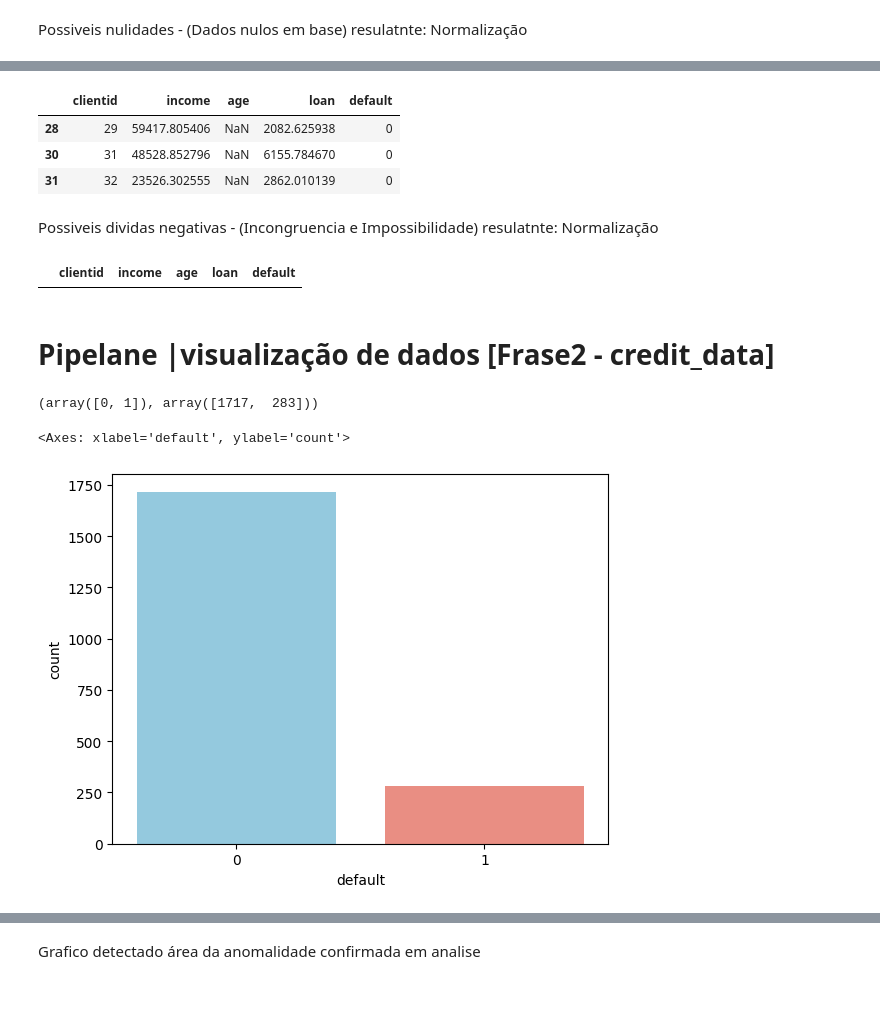
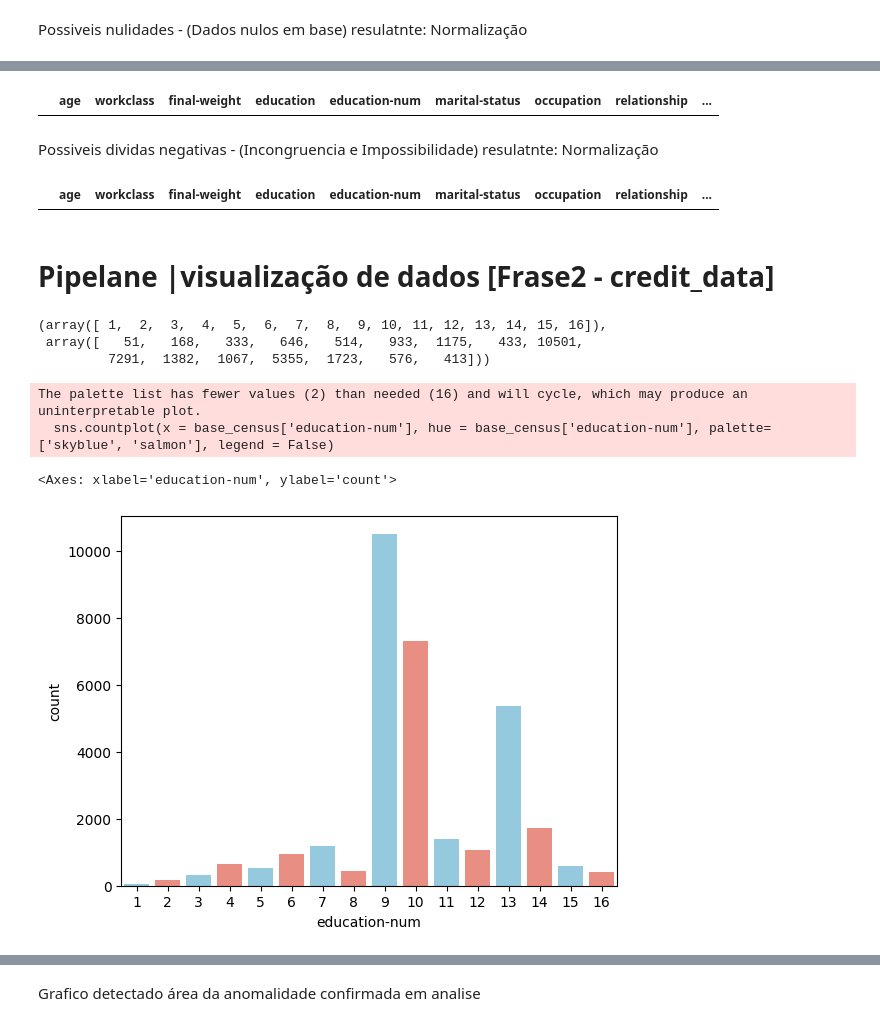
Before and after one commit to LuizGustavoReis/am-t4-s1a2026, a Jupyter notebook: census0416_amt4.ipynb, the cells around one changed output, grey strips where cells are left out. Cells and saved outputs as stored; diff of their text form; code cells hidden in the pictures; blank space fills up the shorter version.

```diff
--- a/census0416_amt4.ipynb
+++ b/census0416_amt4.ipynb
@@ -23,4 +23,4 @@ import plotly.express as px
 # %% [markdown]
 ## Importar DataFrame [base_credit] - descrição da base
 # %%
-base_credit = pd.read_csv('/content/drive/MyDrive/am-t4/credit_data.csv')
+base_census = pd.read_csv('/content/drive/MyDrive/am-t4/census.csv')
@@ -83,26 +90,27 @@ base_credit.isnull().sum()
 dtype: int64
 # %%
-base_credit[base_credit.isnull().any(axis=1)]
+base_census[base_census.isnull().any(axis=1)]
 # %% [output]
-|  | clientid | income | age | loan | default |
-| 28 | 29 | 59417.805406 | NaN | 2082.625938 | 0 |
-| 30 | 31 | 48528.852796 | NaN | 6155.784670 | 0 |
-| 31 | 32 | 23526.302555 | NaN | 2862.010139 | 0 |
+|  | age | workclass | final-weight | education | education-num | marital-status | occupation | relationship | ... |
 # %% [markdown]
 Possiveis dividas negativas - (Incongruencia e Impossibilidade) resulatnte: Normalização
-# %%
-base_credit.loc[base_credit['loan'] < 0]
-# %% [output]
-|  | clientid | income | age | loan | default |
+# %%
+base_census.loc[base_census['education-num'] < 0]
+# %% [output]
+|  | age | workclass | final-weight | education | education-num | marital-status | occupation | relationship | ... |
 # %% [markdown]
 #  Pipelane |visualização de dados [Frase2 - credit_data]
 # %%
-np.unique(base_credit['default'],return_counts=True)
+np.unique(base_census['education-num'],return_counts=True)
 # %% [output]
-(array([0, 1]), array([1717,  283]))
+(array([ 1,  2,  3,  4,  5,  6,  7,  8,  9, 10, 11, 12, 13, 14, 15, 16]),
+ array([   51,   168,   333,   646,   514,   933,  1175,   433, 10501,
+         7291,  1382,  1067,  5355,  1723,   576,   413]))
 # %%
 
-sns.countplot(x = base_credit['default'], hue = base_credit['default'], palette=['skyblue', 'salmon'], legend = False)
+sns.countplot(x = base_census['education-num'], hue = base_census['education-num'], palette=['skyblue', 'salmon'], legend = False)
 # %% [output]
-<Axes: xlabel='default', ylabel='count'>
+The palette list has fewer values (2) than needed (16) and will cycle, which may produce an uninterpretable plot.
+  sns.countplot(x = base_census['education-num'], hue = base_census['education-num'], palette=['skyblue', 'salmon'], legend = False)
+<Axes: xlabel='education-num', ylabel='count'>
-[figure, old version]
+[figure, new version]
```
Also changed, not shown: parts of 10 cells of this notebook.
